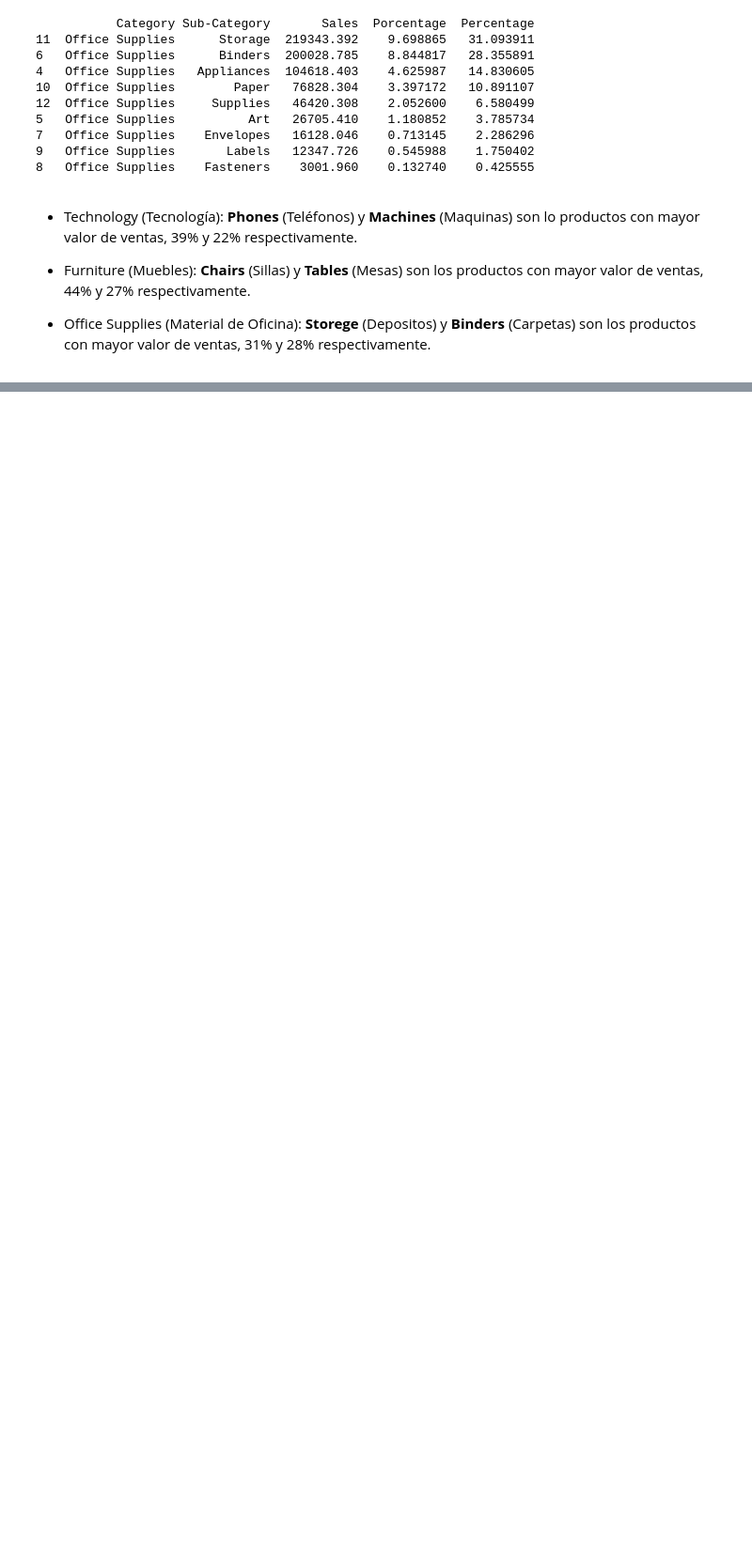
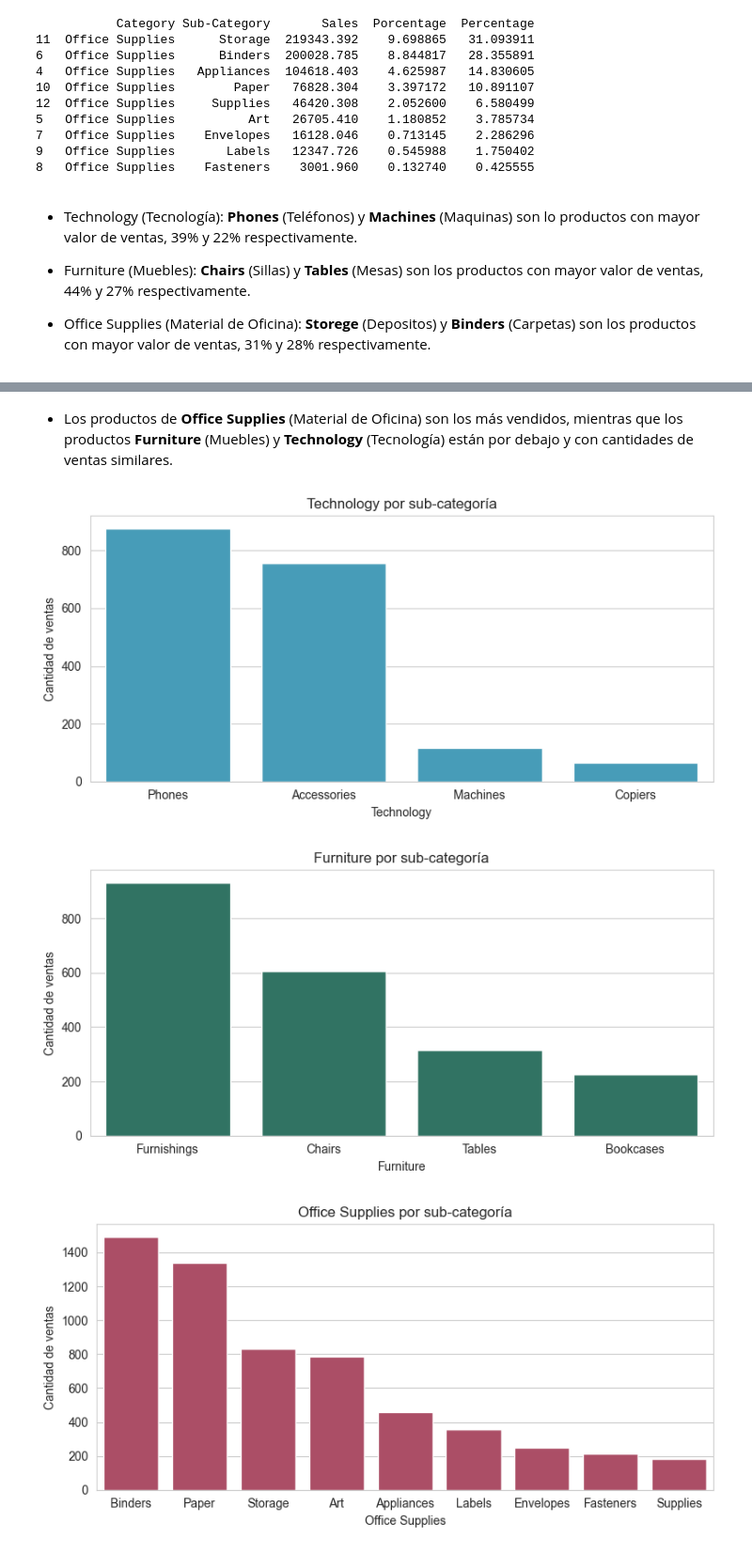
Before and after one commit to JBolaOcho/Superstore_Sales_Analysis, a Jupyter notebook: notebooks/1_EDA.ipynb, the cells around one changed output, grey strips where cells are left out. Shown: that part at 94% size. Drawn from its saved outputs; the diff is of its cells as text; code cells hidden in the pictures; blank space fills up the shorter version.

```diff
--- a/notebooks/1_EDA.ipynb
+++ b/notebooks/1_EDA.ipynb
@@ -282,0 +294,19 @@ for i in category_type_list:
+# %% [markdown]
+- Los productos de **Office Supplies** (Material de Oficina) son los más vendidos, mientras que los productos **Furniture** (Muebles) y **Technology** (Tecnología) están por debajo y con cantidades de ventas similares.
+# %%
+# Crearemos un ciclor for para saber cuales son los productos con más ventas por categoría
+
+for i in category_type_list:
+    subcategory_for = df[df["Category"] == i]
+    orden_desc = subcategory_for["Sub-Category"].value_counts().index
+    plt.figure(figsize=(8, 4))
+    sns.countplot(data=subcategory_for, x="Sub-Category", hue="Category", order=orden_desc, legend=False, palette=category_colors)
+    plt.title(f"{i} por sub-categoría")
+    plt.xlabel(i)
+    plt.ylabel("Cantidad de ventas")
+    plt.tight_layout()
+    plt.show()
+# %% [output]
+[figure, added]
+[figure, added]
+[figure, added]
```
Also changed, not shown: parts of 5 cells of this notebook.
